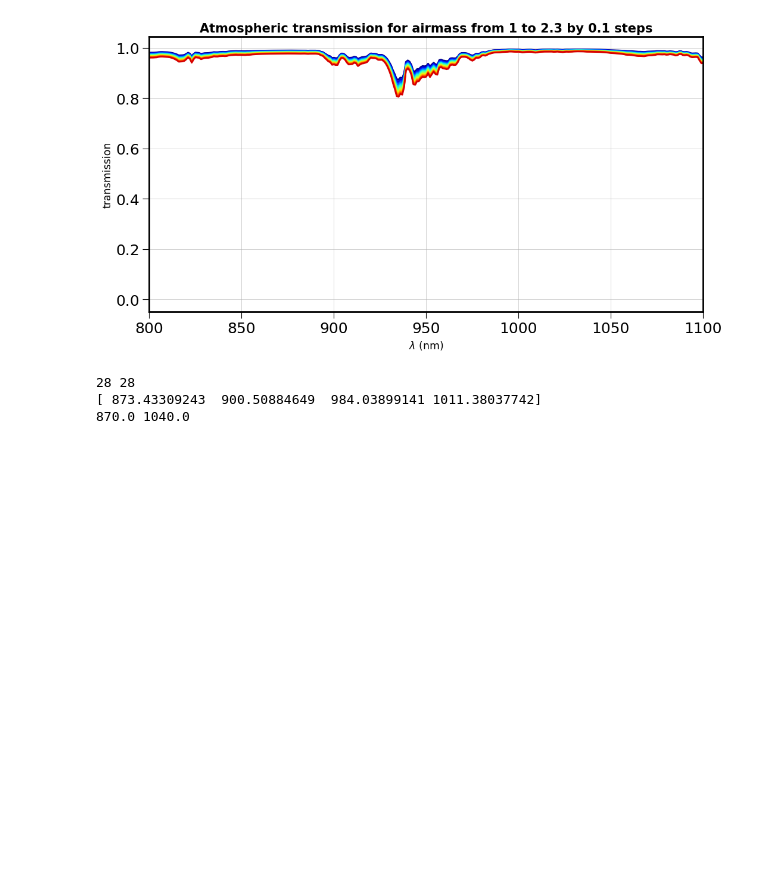
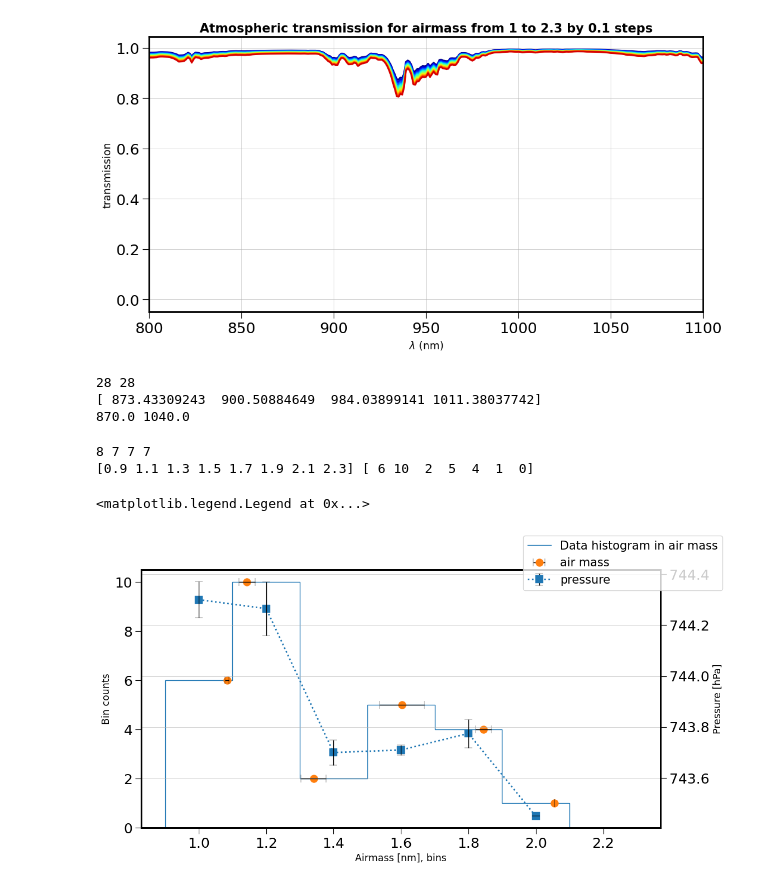
Before and after one commit to mrmonroy/AuxTel_eqw, a Jupyter notebook: H2O_EQW/calculate_h2o_eqw.ipynb, the cells around one changed output. Cells and saved outputs as stored; diff of their text form; code cells hidden in the pictures; blank space fills up the shorter version.

```diff
--- a/H2O_EQW/calculate_h2o_eqw.ipynb
+++ b/H2O_EQW/calculate_h2o_eqw.ipynb
@@ -588,3 +396,23 @@ print(min_wl, max_wl)
 28 28
 [ 873.43309243  900.50884649  984.03899141 1011.38037742]
 870.0 1040.0
+# %%
+bounds, counts, amMeans, amErrs, pressMeans, pressErrs = bin_data(airmasses, pressures)
+print(len(bounds), len(counts), len(amMeans), len(amErrs))
+print(bounds, counts)
+f,a0 = plt.subplots(1,1)
+a1=a0.twinx()
+a0.stairs(counts, bounds, label="Data histogram in air mass")
+a0.errorbar(amMeans, counts, xerr=amErrs, barsabove=True, ls='', marker='o', label="air mass", ecolor='k', elinewidth=1, capsize=5)
+a1.errorbar((bounds[:-1]+bounds[1:])/2, pressMeans, yerr=pressErrs, barsabove=True, ls=':', marker='s', label="pressure", ecolor='k', elinewidth=1, capsize=5)
+a1.grid()
+a0.set_xlabel("Airmass [nm], bins")
+a0.set_ylabel("Bin counts")
+a1.set_ylabel("Pressure [hPa]")
+f.legend()
+#plt.bar((bounds[:-1]+bounds[1:])/2, counts, width=.1)
+# %% [output]
+8 7 7 7
+[0.9 1.1 1.3 1.5 1.7 1.9 2.1 2.3] [ 6 10  2  5  4  1  0]
+<matplotlib.legend.Legend at 0x...>
+[figure, added]
```
Also changed, not shown: parts of 3 cells of this notebook, 1 other file.
